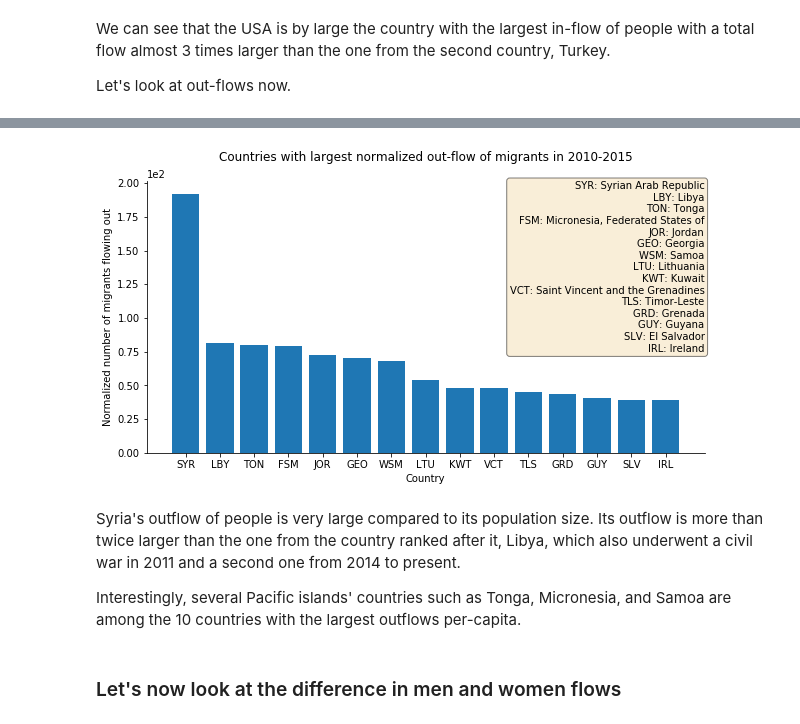
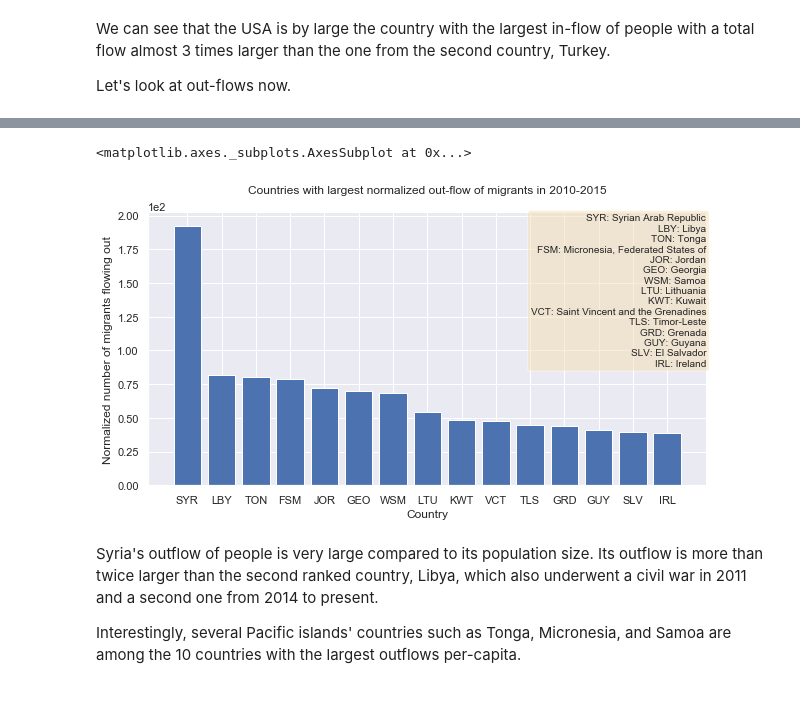
Before and after one commit to com-480-data-visualization/com-480-project-vizkhalifa, a Jupyter notebook: migration_datasets_EDA.ipynb, the cells around one changed output, grey strips where cells are left out. Drawn from its saved outputs; the diff is of its cells as text; code cells hidden in the pictures.

Commit message:
Add gender analyses, add comments on results

```diff
--- a/migration_datasets_EDA.ipynb
+++ b/migration_datasets_EDA.ipynb
@@ -4,11 +4,13 @@ import pandas as pd
 %matplotlib inline
 import matplotlib.pyplot as plt
 import seaborn as sns
+sns.set() # set seaborn default parameters for plots
 # may have to pip install it:
 # pip install pycountry
 import pycountry
 import os
 data_folder = 'data'
+gender_dict = {'b': 'both', 'f': 'female', 'm': 'male'}
 # %%
 def get_country_name(country_code, alpha=True):
     if alpha:
@@ -117,16 +119,18 @@ def get_df_with_k_max_coutries(df_thin, colname, year0, gender, k, normalize=Fal
         .loc[(year0, gender, slice(None)), :] \
         .head(k)
 # %%
-def plot_country_bars(df, metric, direction, normalize=False):
-    fig, ax = plt.subplots(1, 1, figsize=(10, 5))
-    colname = f'{metric}_{direction}'
+def plot_country_bars(df, operator, direction, ax, normalize=False):
+    colname = f'{operator}_{direction}'
     country_codes = df.index.get_level_values('orig').values
     year0 = df.index.get_level_values('year0')[0]
+    gender = df.index.get_level_values('sex')[0]
     time_interval = f'{year0}-{year0 + 5}'
     ax.bar(country_codes, df[colname].values)
     if ~normalize:
         ax.ticklabel_format(axis='y', style='sci', scilimits=(0,0))
-    ax.set_title(f'Countries with largest {"normalized" if normalize else ""} {direction}-flow of migrants in {time_interval}', pad=20)
+    ax.set_title(f'Countries with largest {"normalized " if normalize else ""}'
+                 f'{direction}-flow of {gender_dict[gender] + " " if gender != "b" else ""}'
+                 f'migrants in {time_interval}', pad=20)
     ax.set_xlabel('Country')
     ax.set_ylabel(f'{"Normalized number" if normalize else "Number"} of migrants flowing {direction}')
     ax.spines['top'].set_visible(False)
@@ -137,5 +141,5 @@ def plot_country_bars(df, metric, direction, normalize=False):
     props = dict(boxstyle='round', facecolor='wheat', alpha=0.5)
     ax.text(1, 1, country_names_str, transform=ax.transAxes, verticalalignment='top', horizontalalignment='right', bbox=props)
 
-    return fig, ax
+    return ax
 # %%
@@ -176,15 +207,18 @@ fig, ax = plot_country_bars(df_max_inflowers_norm, metric, direction, normalize=
 # %%
-metric = 'sum'
+gender = 'b'
+operator = 'sum'
 direction = 'out'
-colname = f'{metric}_{direction}'
-df_max_outflowers_norm = get_df_with_k_max_coutries(df_thin, colname, 2010, 'b', 15, normalize=True)
-fig, ax = plot_country_bars(df_max_outflowers_norm, metric, direction, normalize=True)
+colname = f'{operator}_{direction}'
+year0 = 2010
+k = 15
+df_max_outflowers = get_df_with_k_max_coutries(df_thin, colname, year0, gender, k, normalize=True)
+fig, ax = plt.subplots(1, 1, figsize=(10, 5))
+plot_country_bars(df_max_outflowers, operator, direction, ax, normalize=True)
 # %% [output]
+<matplotlib.axes._subplots.AxesSubplot at 0x...>
-[figure, old version]
+[figure, new version]
 # %% [markdown]
 Syria's outflow of people is very large compared to its population size.
-Its outflow is more than twice larger than the one from the country ranked after it, Libya, which also underwent a civil war in 2011 and a second one from 2014 to present.
+Its outflow is more than twice larger than the second ranked country, Libya, which also underwent a civil war in 2011 and a second one from 2014 to present.
 
 Interestingly, several Pacific islands' countries such as Tonga, Micronesia, and Samoa are among the 10 countries with the largest outflows per-capita.
-# %% [markdown]
-### Let's now look at the difference in men and women flows
```
Also changed, not shown: parts of 21 cells of this notebook.
